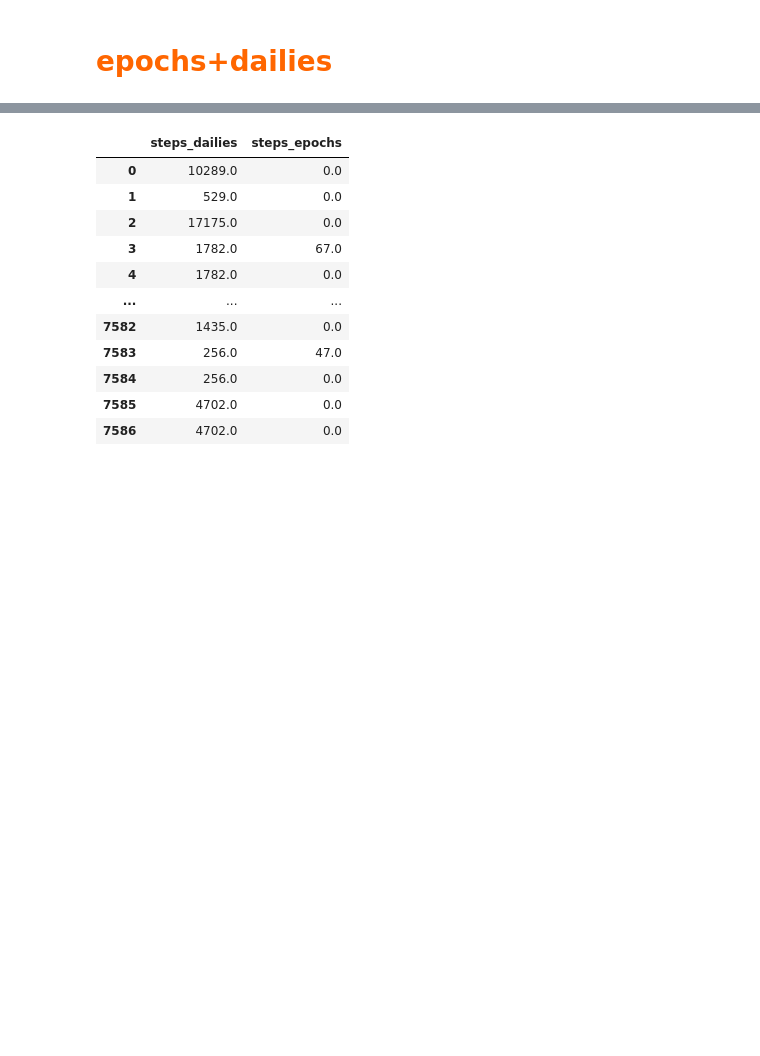
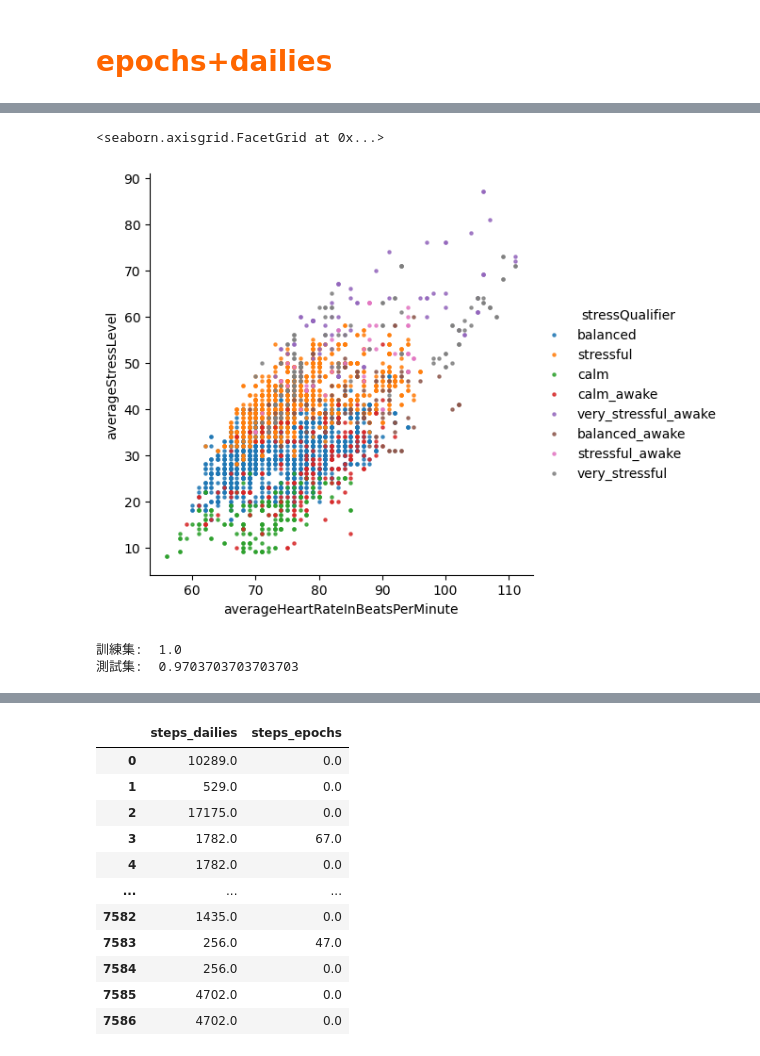
Before and after one commit to fxz200/garmin, a Jupyter notebook: garmin.ipynb, the cells around one changed output, grey strips where cells are left out. Saved outputs shown, nothing was run; the diff lists cells and outputs as text; code cells hidden in the pictures; blank space fills up the shorter version.

Commit message:
fill_data

```diff
--- a/garmin.ipynb
+++ b/garmin.ipynb
@@ -99,0 +98,21 @@ memory usage: 2.5+ MB
+# %%
+
+stressQualifier=df_e_d[[
+'averageStressLevel'
+,'averageHeartRateInBeatsPerMinute'
+,'highStressDurationInSeconds'
+,'lowStressDurationInSeconds'
+,'maxStressLevel'
+,'mediumStressDurationInSeconds'
+,'restStressDurationInSeconds'
+,'highStressDurationInSeconds'
+,'stressDurationInSeconds'
+,'vigorousIntensityDurationInSeconds'
+,'activityStressDurationInSeconds','stressQualifier']]
+stressQualifier_unknown=stressQualifier[stressQualifier['stressQualifier']=='unknown']
+stressQualifier_unknown=stressQualifier_unknown.dropna()
+stressQualifier_clear=stressQualifier.drop(stressQualifier[stressQualifier['stressQualifier']=='unknown'].index)
+sns.lmplot(data=stressQualifier_clear,hue='stressQualifier',x='averageHeartRateInBeatsPerMinute',y='averageStressLevel',fit_reg=False,scatter_kws={"s": 5})
+# %% [output]
+<seaborn.axisgrid.FacetGrid at 0x...>
+[figure, added]
@@ -99,0 +125,11 @@ memory usage: 2.5+ MB
+# %%
+from sklearn.ensemble import RandomForestClassifier
+randomforest=RandomForestClassifier(n_estimators=100, criterion = 'gini')
+randomforest.fit(X_train, y_train)
+predicted = randomforest.predict(X_train)
+pred=randomforest.predict(X_test)
+print('訓練集: ',randomforest.score(X_train,y_train))
+print('測試集: ',randomforest.score(X_test,y_test))
+# %% [output]
+訓練集:  1.0
+測試集:  0.9703703703703703
```
Also changed, not shown: parts of 22 cells of this notebook.
